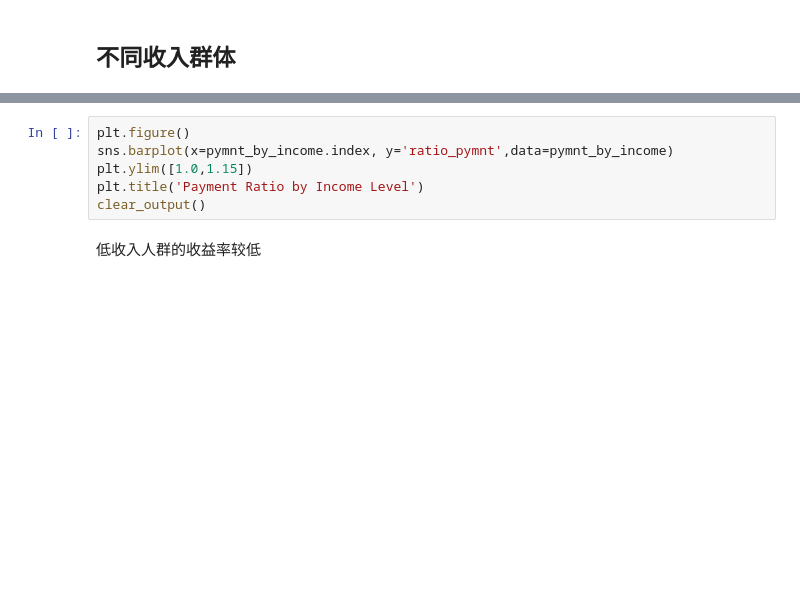
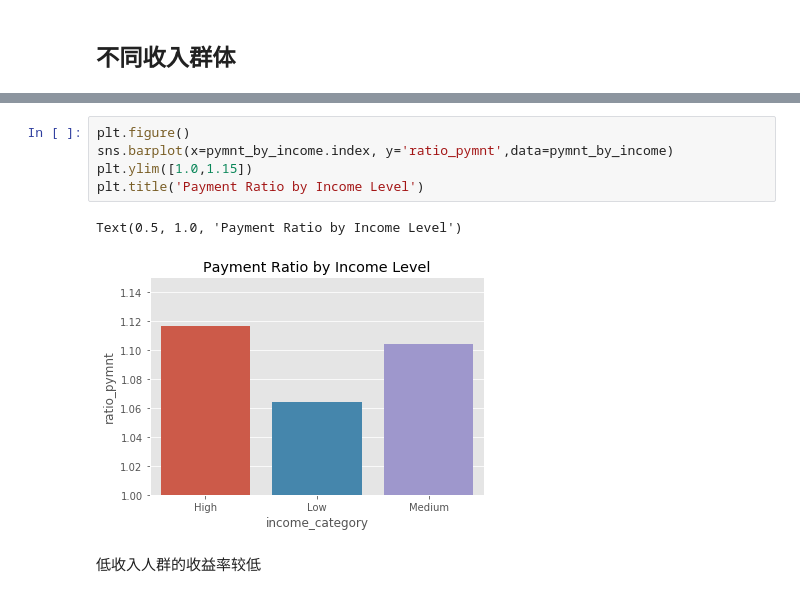
Before and after one commit to hippomenes157/LC-, a Jupyter notebook: LC贷款数据分析.ipynb, the cells around one changed output, grey strips where cells are left out. Saved outputs shown, nothing was run; the diff lists cells and outputs as text; blank space fills up the shorter version.

```diff
--- a/LC贷款数据分析.ipynb
+++ b/LC贷款数据分析.ipynb
@@ -823,9 +871,11 @@ pymnt_by_income
 # %%
 plt.figure()
 sns.barplot(x=pymnt_by_income.index, y='ratio_pymnt',data=pymnt_by_income)
 plt.ylim([1.0,1.15])
 plt.title('Payment Ratio by Income Level')
-clear_output()
+# %% [output]
+Text(0.5, 1.0, 'Payment Ratio by Income Level')
+[figure, added]
 # %% [markdown]
 低收入人群的收益率较低
 # %% [markdown]
```
Also changed, not shown: parts of 15 cells of this notebook.
